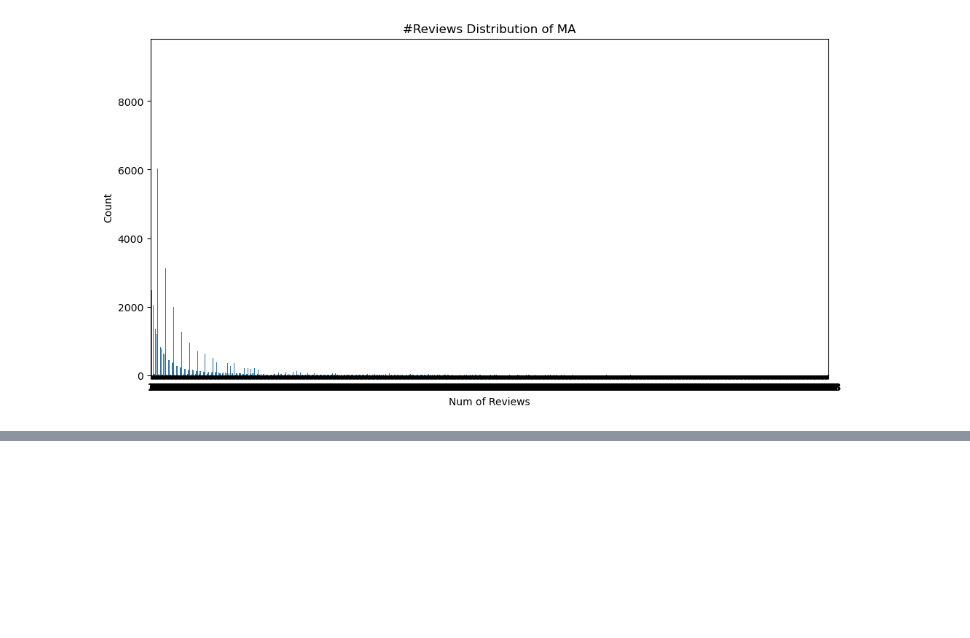
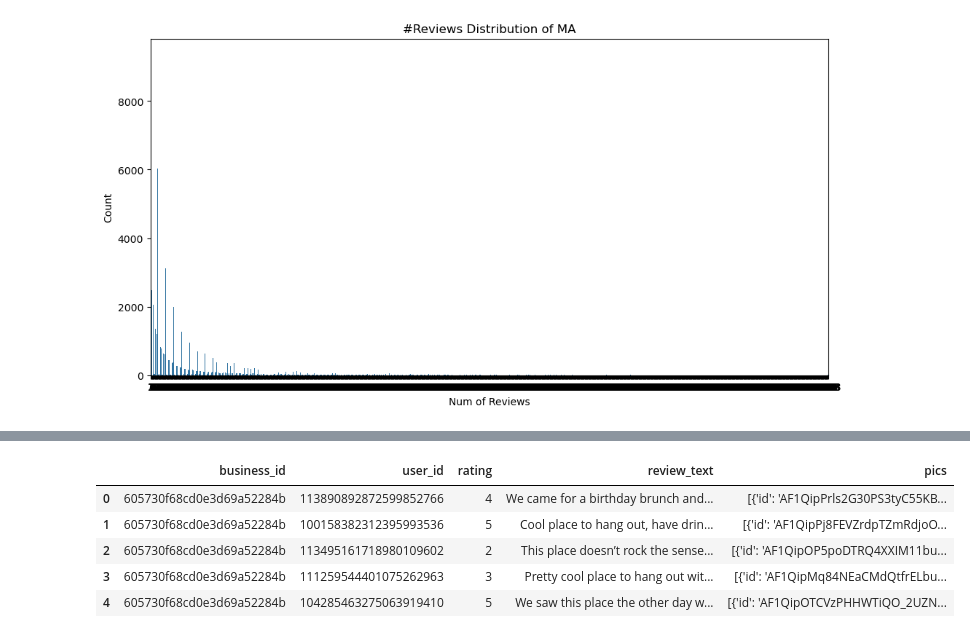
Before and after one commit to yuqinbailey/Restaurant-Rec-Google-Reviews, a Jupyter notebook: 2_EDA.ipynb, the cells around one changed output, grey strips where cells are left out. Cells and saved outputs as stored; diff of their text form; code cells hidden in the pictures; blank space fills up the shorter version.

```diff
--- a/2_EDA.ipynb
+++ b/2_EDA.ipynb
@@ -90,0 +132,9 @@ plt.show()
+# %%
+df_all.head()
+# %% [output]
+|  | business_id | user_id | rating | review_text | pics |
+| 0 | 605730f68cd0e3d69a52284b | 113890892872599852766 | 4 | We came for a birthday brunch and... | [{'id': 'AF1QipPrls2G30PS3tyC55KB... |
+| 1 | 605730f68cd0e3d69a52284b | 100158382312395993536 | 5 | Cool place to hang out, have drin... | [{'id': 'AF1QipPj8FEVZrdpTZmRdjoO... |
+| 2 | 605730f68cd0e3d69a52284b | 113495161718980109602 | 2 | This place doesn’t rock the sense... | [{'id': 'AF1QipOP5poDTRQ4XXIM11bu... |
+| 3 | 605730f68cd0e3d69a52284b | 111259544401075262963 | 3 | Pretty cool place to hang out wit... | [{'id': 'AF1QipMq84NEaCMdQtfrELbu... |
+| 4 | 605730f68cd0e3d69a52284b | 104285463275063919410 | 5 | We saw this place the other day w... | [{'id': 'AF1QipOTCVzPHHWTiQO_2UZN... |
```
Also changed, not shown: parts of 9 cells of this notebook.
